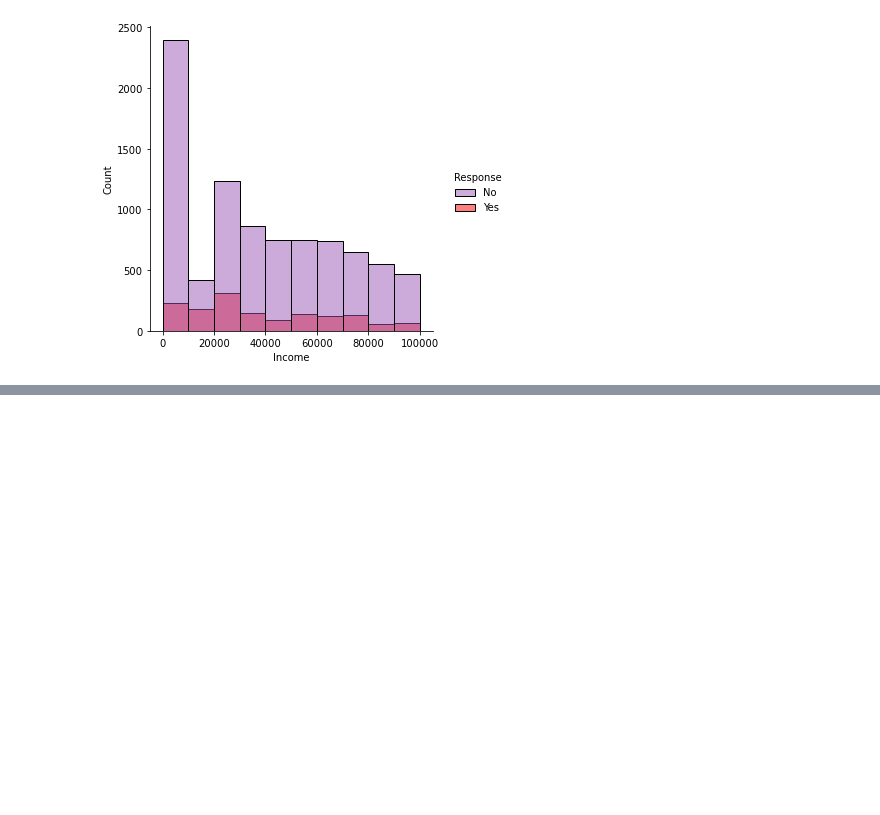
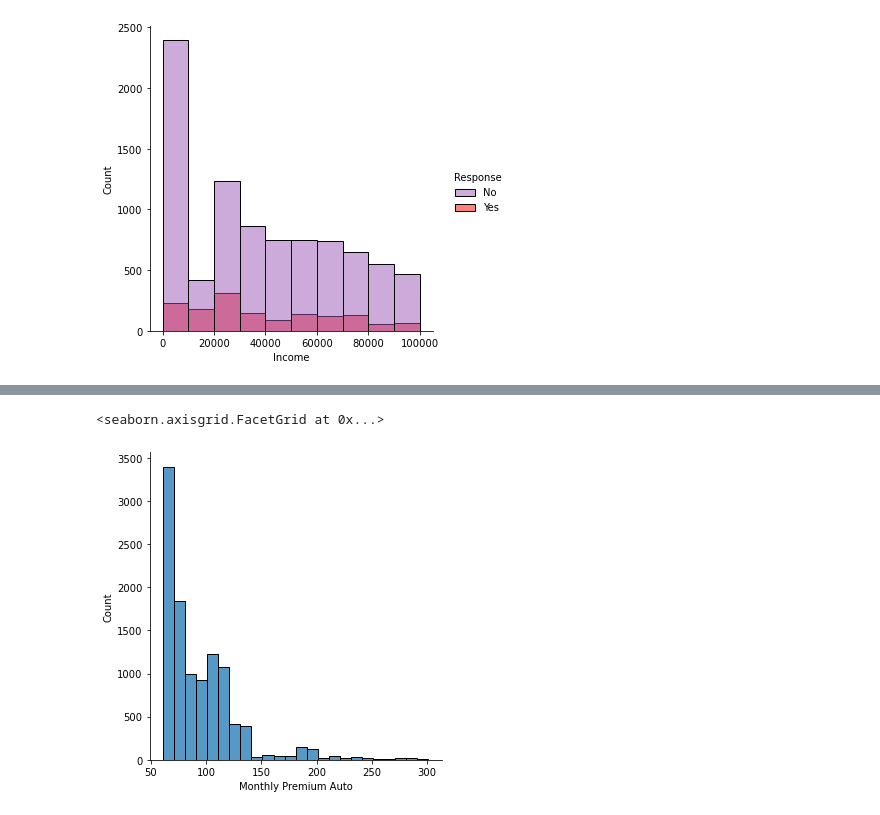
Before and after one commit to phenomenonnk/lab-customer-analysis-round-2, a Jupyter notebook: files_for_lab/csv_files/Lab 2.ipynb, the cells around one changed output, grey strips where cells are left out. Cells and saved outputs as stored; diff of their text form; code cells hidden in the pictures; blank space fills up the shorter version.

```diff
--- a/files_for_lab/csv_files/Lab 2.ipynb
+++ b/files_for_lab/csv_files/Lab 2.ipynb
@@ -458,0 +483,5 @@ categorical
+# %%
+sns.displot(data=file1, x="Monthly Premium Auto", binwidth=10)
+# %% [output]
+<seaborn.axisgrid.FacetGrid at 0x...>
+[figure, added]
```
Also changed, not shown: parts of 56 cells of this notebook.
